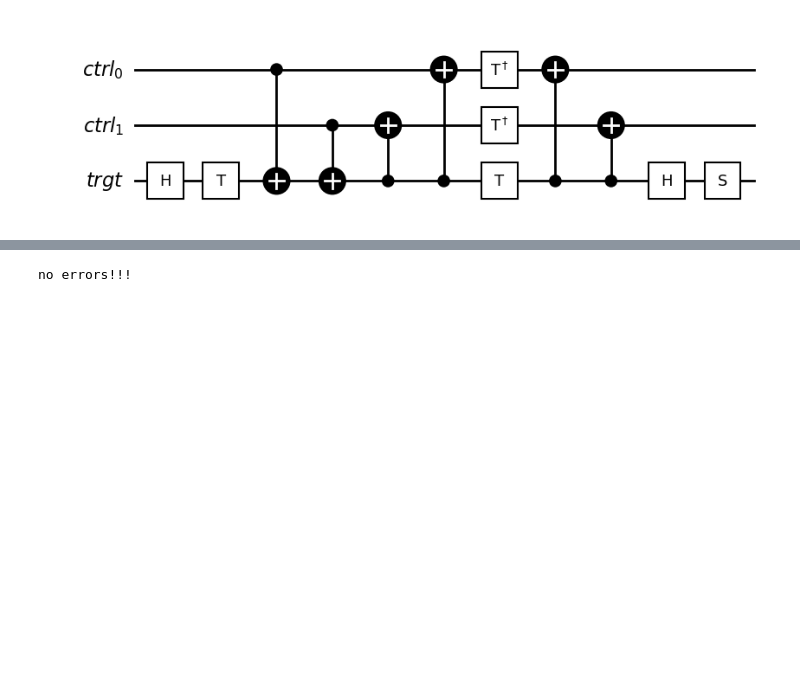
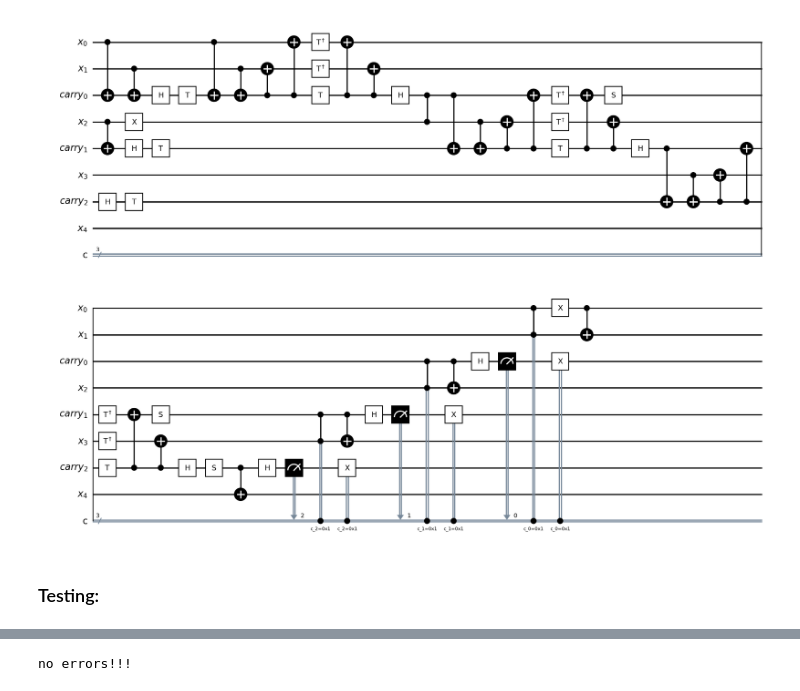
Before and after one commit to akos-nagy/quantum_shifter, a Jupyter notebook: quantum_shifter.ipynb, the cells around one changed output, grey strips where cells are left out. Cells and saved outputs as stored; diff of their text form; code cells hidden in the pictures; blank space fills up the shorter version.

```diff
--- a/quantum_shifter.ipynb
+++ b/quantum_shifter.ipynb
@@ -2,3 +2,9 @@
 from qiskit.circuit import QuantumCircuit, QuantumRegister, AncillaRegister, ClassicalRegister
 
 import numpy as np
+# %%
+def wire_order_maker(d):
+    wire_order = [0, 1]
+    for a in range(d - 2):
+        wire_order += [a + d, a + 2]
+    return wire_order
@@ -5,3 +137,10 @@ import numpy as np
+# %%
+k, d = 7, 5
+quantum_shifter(k, d).draw(output="mpl", style="bw", wire_order=wire_order_maker(d))
+# %% [output]
+[figure, added]
+# %% [markdown]
+### Testing:
 # %%
 from qiskit import transpile
 from qiskit_aer import AerSimulator
@@ -53,4 +146,0 @@ def right_toffoli():
-# %%
-left_toffoli().draw(output="mpl", style="bw")
-# %% [output]
-[figure, removed]
```
Also changed, not shown: parts of 14 cells of this notebook.
